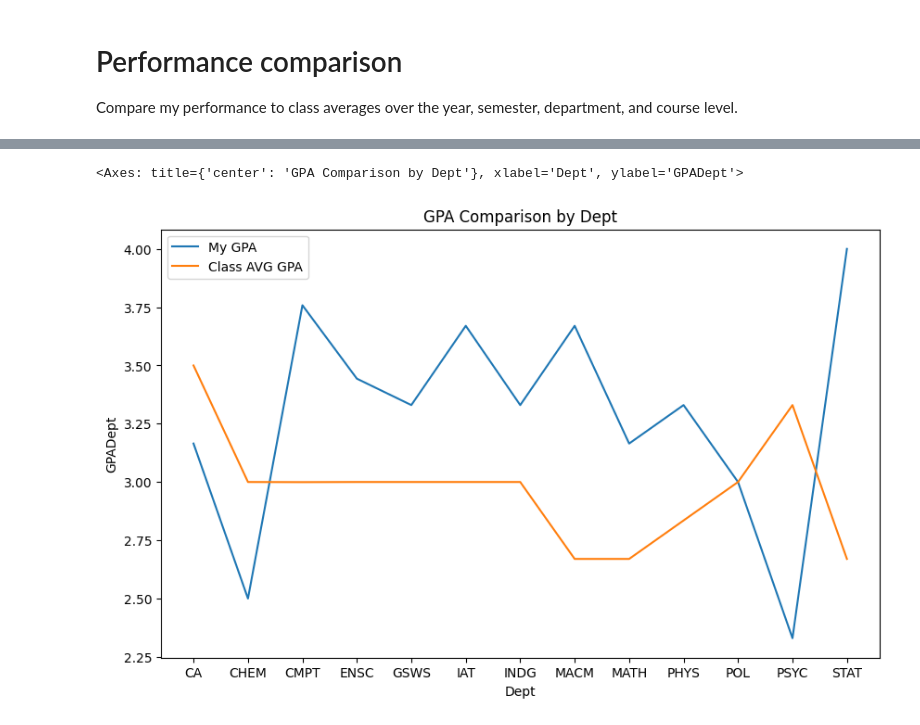
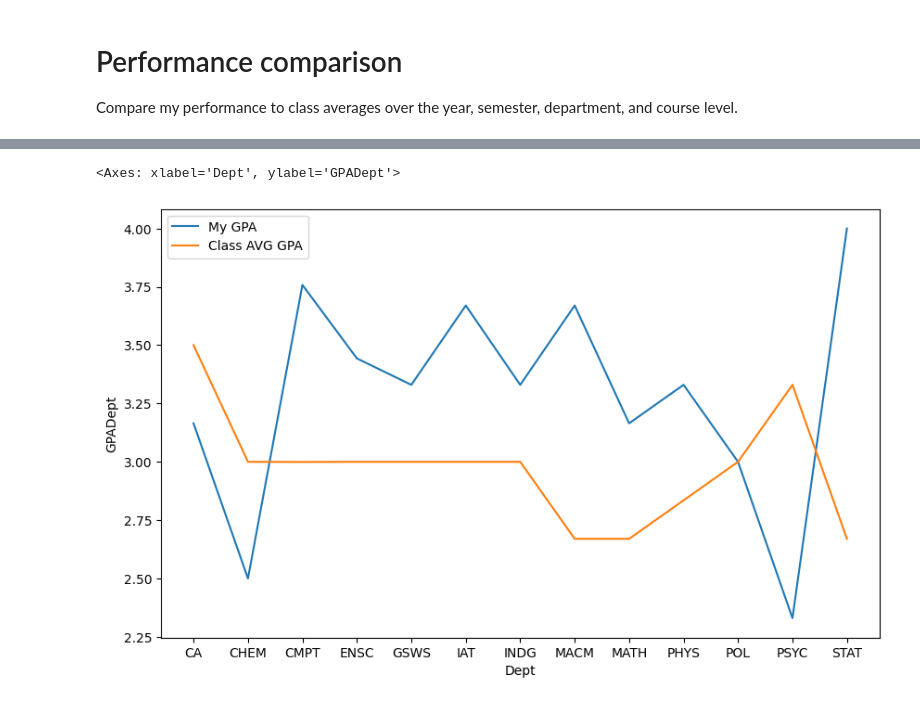
Before and after one commit to NickTurenne/Transcript-Analysis, a Jupyter notebook: notebooks/EDA.ipynb, the cells around one changed output, grey strips where cells are left out. Cells and saved outputs as stored; diff of their text form; code cells hidden in the pictures.

```diff
--- a/notebooks/EDA.ipynb
+++ b/notebooks/EDA.ipynb
@@ -322,13 +320,12 @@ sns.lineplot(data=df_term_gpa_class_avg, x="Year", y="ClassAvgGPAYear", label="C
 # %%
 df_term_gpa_class_avg = df_grade_filtered.groupby("Dept")["ClassAvgGradePoint"].mean().reset_index(name="ClassAvgGPADept")
 df_term_gpa = df_grade_filtered.groupby("Dept")["GradePoint"].mean().reset_index(name="GPADept")
 plt.figure(figsize=(10,6))
-plt.title("GPA Comparison by Dept")
 sns.lineplot(data=df_term_gpa, x="Dept", y="GPADept", label="My GPA")
 sns.lineplot(data=df_term_gpa_class_avg, x="Dept", y="ClassAvgGPADept", label="Class AVG GPA")
 # %% [output]
-<Axes: title={'center': 'GPA Comparison by Dept'}, xlabel='Dept', ylabel='GPADept'>
+<Axes: xlabel='Dept', ylabel='GPADept'>
-[figure, old version]
+[figure, new version]
 # %%
 df_term_gpa_class_avg = df_grade_filtered.groupby("CourseLevel")["ClassAvgGradePoint"].mean().reset_index(name="ClassAvgGPACourseLevel")
 df_term_gpa = df_grade_filtered.groupby("CourseLevel")["GradePoint"].mean().reset_index(name="GPACourseLevel")
```
Also changed, not shown: parts of 12 cells of this notebook, 2 other files.
